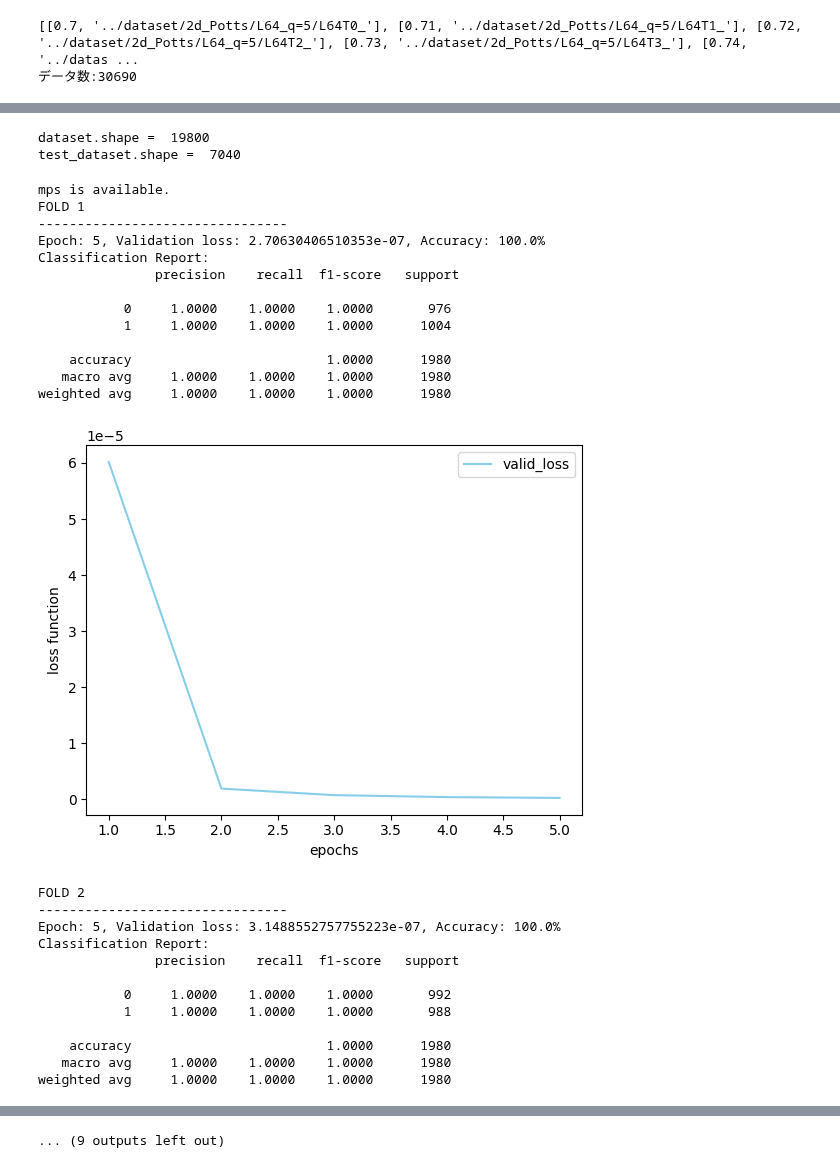
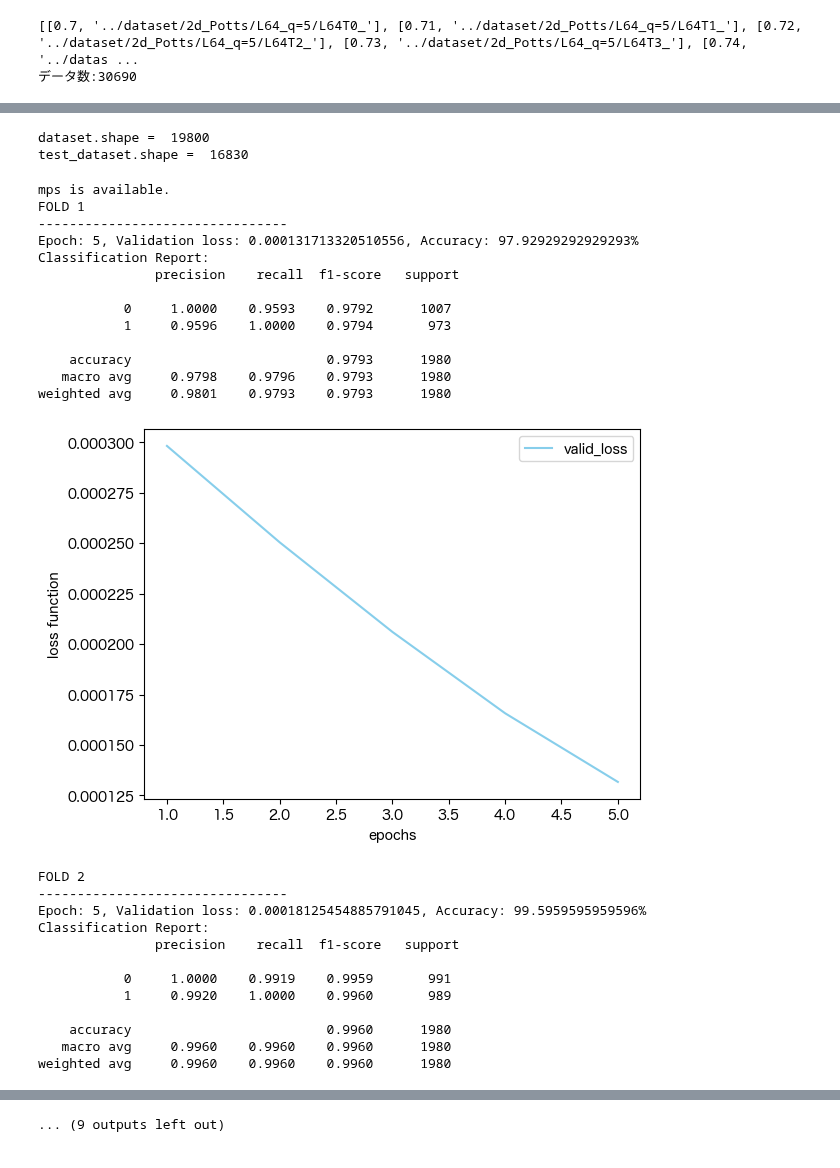
Before and after one commit to tatsuya0926/spin-configuration-learning, a Jupyter notebook: learning/train/train_cnn_Potts_q=5.ipynb, the cells around one changed output, grey strips where cells are left out. Cells and saved outputs as stored; diff of their text form; code cells hidden in the pictures.

Commit message:
cnn model update, fixed utils.py

```diff
--- a/learning/train/train_cnn_Potts_q=5.ipynb
+++ b/learning/train/train_cnn_Potts_q=5.ipynb
@@ -54,14 +57,36 @@ for num in range(0, 30, 5):
 # %%
-dataset, _ = create_train_data_CV(prm_list, ndata, T_cr, exclude_T=exclude_T, total_label=2, split_num=99)
-_, _, test_dataset = create_train_data_hold_out(prm_list, ndata, T_cr, exclude_T=exclude_T, total_label=2, split_num=99)
+dataset, _ = create_train_data_CV(
+    prm_list,
+    ndata,
+    T_cr_1=T_cr,
+    total_label=2,
+    model_name="2d_Potts",
+    Q=Q,
+    L=L,
+    exclude_T=exclude_T,
+    # normalize=True,
+    correlation_configuration=True
+)
+_, _, test_dataset = create_train_data_hold_out(
+    prm_list,
+    ndata,
+    T_cr_1=T_cr,
+    total_label=2,
+    model_name="2d_Potts",
+    Q=Q,
+    L=L,
+    exclude_T=exclude_T,
+    # normalize=True,
+    correlation_configuration=True
+)
 
-BATCH_SIZE = 128
+BATCH_SIZE=4096
 test_loader = DataLoader(test_dataset, batch_size=BATCH_SIZE, shuffle=False)
 print("dataset.shape = ", len(dataset))
 print("test_dataset.shape = ", len(test_dataset))
 # %% [output]
 dataset.shape =  19800
-test_dataset.shape =  7040
+test_dataset.shape =  16830
 # %%
 class CNNClassifier(nn.Module):
     def __init__(self, target_size):
@@ -105,7 +130,6 @@ epochs = 5
 k_folds = 10
 kfold = KFold(n_splits=k_folds, shuffle=True)
 
-y1s_mean, y2s_mean = np.empty(nconf), np.empty(nconf)
 for fold, (train_data, valid_data) in enumerate(kfold.split(dataset)):
     print(f'FOLD {fold+1}')
     print('--------------------------------')
@@ -150,63 +174,49 @@ for fold, (train_data, valid_data) in enumerate(kfold.split(dataset)):
                 pred = output.argmax(dim=1, keepdim=True)
                 correct += pred.eq(target.view_as(pred)).sum().item()
                 prediction += list(pred.cpu().numpy())
                 answer += list(target.cpu().numpy())
 
-            answer_test, prediction_test, temps = [], [], []
-            for data, temp, target in test_loader:
-                data = data.to(device)
-                output = model(data)
-                pred = output.argmax(dim=1, keepdim=False)
-                prediction_test += list(pred.cpu().numpy())
-                answer_test += list(target.cpu().numpy())
-                temps += list(temp.cpu().numpy())
-
         valid_loss /= len(valid_loader.sampler.indices)
         accuracy = 100 * correct / len(valid_loader.sampler.indices)
 
         vaild_loss_list.append(valid_loss)
         accuracy_list.append(accuracy)
         if epoch == epochs - 1:
             print(f'Epoch: {epoch+1}, Validation loss: {valid_loss}, Accuracy: {accuracy}%')
             print("Classification Report:\n", classification_report(answer, prediction, digits=4))
-    xs, y1s, y2s = inference(len(test_dataset), temps, prediction_test, target_size)
-    y1s_mean += y1s
-    y2s_mean += y2s
     plt.xlabel('epochs')
     plt.ylabel('loss function')
     # plt.plot(np.arange(1, epochs+1), train_loss_list, label="train_loss", color="orange")
     plt.plot(np.arange(1, epochs+1), vaild_loss_list,
              label="valid_loss", color="skyblue")
     plt.legend()
     plt.show()
-y1s_mean /= k_folds
-y2s_mean /= k_folds
 print(f'K-FOLD CROSS VALIDATION RESULTS FOR {k_folds} FOLDS')
 print("Done.")
 # %% [output]
 mps is available.
 FOLD 1
 --------------------------------
-Epoch: 5, Validation loss: 2.70630406510353e-07, Accuracy: 100.0%
+Epoch: 5, Validation loss: 0.000131713320510556, Accuracy: 97.92929292929293%
 Classification Report:
                precision    recall  f1-score   support
 
-           0     1.0000    1.0000    1.0000       976
-           1     1.0000    1.0000    1.0000      1004
+           0     1.0000    0.9593    0.9792      1007
+           1     0.9596    1.0000    0.9794       973
 
-    accuracy                         1.0000      1980
-   macro avg     1.0000    1.0000    1.0000      1980
-weighted avg     1.0000    1.0000    1.0000      1980
+    accuracy                         0.9793      1980
+   macro avg     0.9798    0.9796    0.9793      1980
+weighted avg     0.9801    0.9793    0.9793      1980
-[figure, old version]
+[figure, new version]
 FOLD 2
 --------------------------------
-Epoch: 5, Validation loss: 3.1488552757755223e-07, Accuracy: 100.0%
+Epoch: 5, Validation loss: 0.00018125454885791045, Accuracy: 99.5959595959596%
 Classification Report:
                precision    recall  f1-score   support
 
-           0     1.0000    1.0000    1.0000       992
-           1     1.0000    1.0000    1.0000       988
+           0     1.0000    0.9919    0.9959       991
+           1     0.9920    1.0000    0.9960       989
 
-    accuracy                         1.0000      1980
-   macro avg     1.0000    1.0000    1.0000      1980
-weighted avg     1.0000    1.0000    1.0000      1980
+    accuracy                         0.9960      1980
+   macro avg     0.9960    0.9960    0.9960      1980
+weighted avg     0.9960    0.9960    0.9960      1980
```
Also changed, not shown: parts of 9 cells of this notebook, 9 other files.
